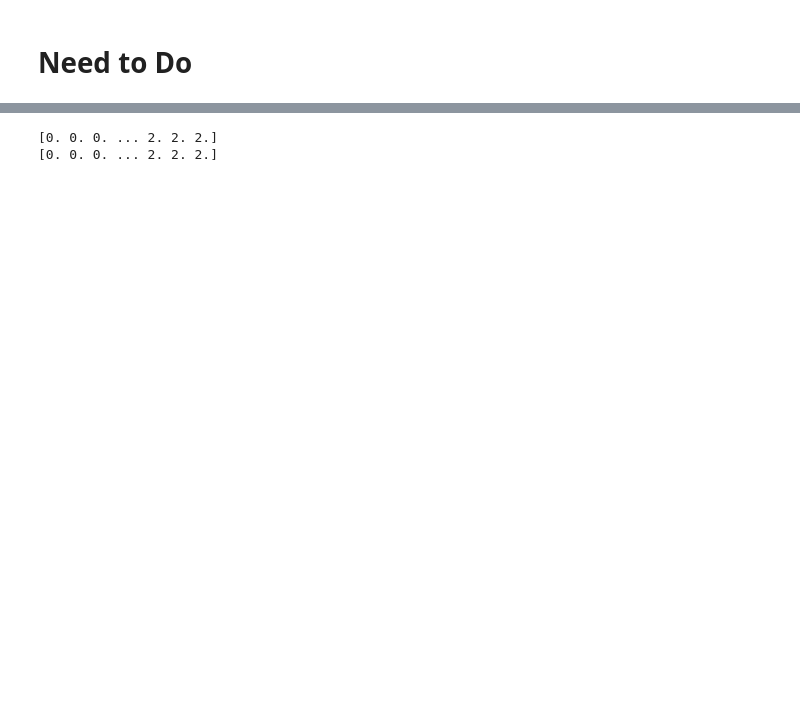
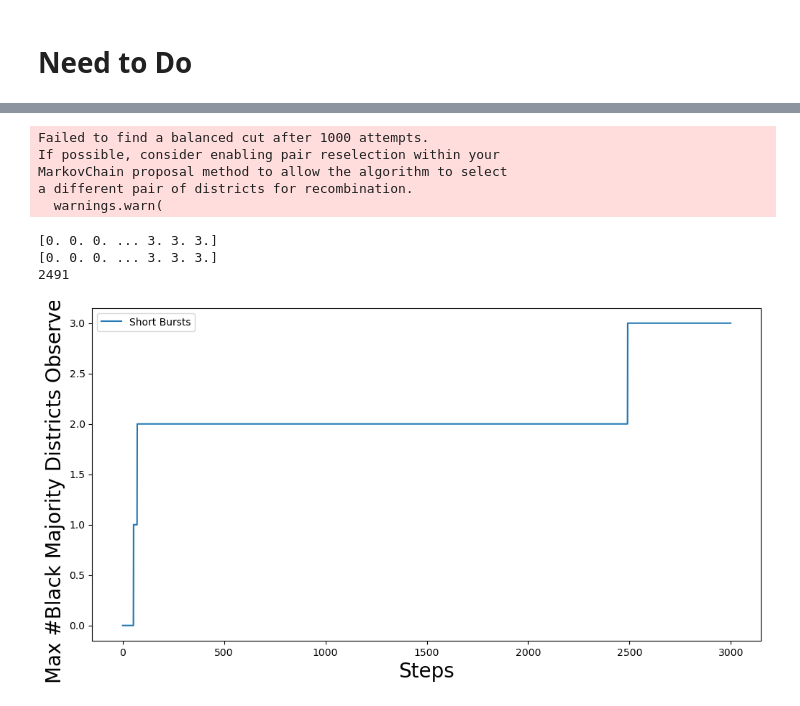
Before and after one commit to Guillermo-03/AI_For_Redistricting_Project, a Jupyter notebook: notebooks/04_short_burst.ipynb, the cells around one changed output, grey strips where cells are left out. Cells and saved outputs as stored; diff of their text form; code cells hidden in the pictures; blank space fills up the shorter version.

Commit message:
Completed short burst analysis with 2m steps, added graphs, removed dead code and comments

```diff
--- a/notebooks/04_short_burst.ipynb
+++ b/notebooks/04_short_burst.ipynb
@@ -73,8 +52,8 @@ optimizer = SingleMetricOptimizer(
     maximize=True
 )
 # %%
-burst_size = 10
-total_bursts = 1000
+burst_size = 20
+total_bursts = 100000
 total_steps = burst_size * total_bursts
 # Short Bursts
 min_scores = np.zeros(total_steps)
@@ -82,9 +61,29 @@ scores = np.zeros(total_steps)
 for i, part in enumerate(optimizer.short_bursts(burst_size, total_bursts, with_progress_bar=True)):
     min_scores[i] = optimizer.best_score
     scores[i] = optimizer.score(part)
+# %% [output]
+Failed to find a balanced cut after 1000 attempts.
+If possible, consider enabling pair reselection within your
+MarkovChain proposal method to allow the algorithm to select
+a different pair of districts for recombination.
+  warnings.warn(
 # %%
 print(min_scores)
 print(scores)
+for i in range(200000):
+    if min_scores[i] > 2:
+        print(i)
+        break
 # %% [output]
-[0. 0. 0. ... 2. 2. 2.]
-[0. 0. 0. ... 2. 2. 2.]
+[0. 0. 0. ... 3. 3. 3.]
+[0. 0. 0. ... 3. 3. 3.]
+2491
+# %%
+fig, ax = plt.subplots(figsize=(12,6))
+plt.plot(min_scores[:3000], label="Short Bursts")
+plt.xlabel("Steps", fontsize=20)
+plt.ylabel("Max #Black Majority Districts Observered", fontsize=20)
+plt.legend()
+plt.show()
+# %% [output]
+[figure, added]
```
Also changed, not shown: parts of 6 cells of this notebook.
